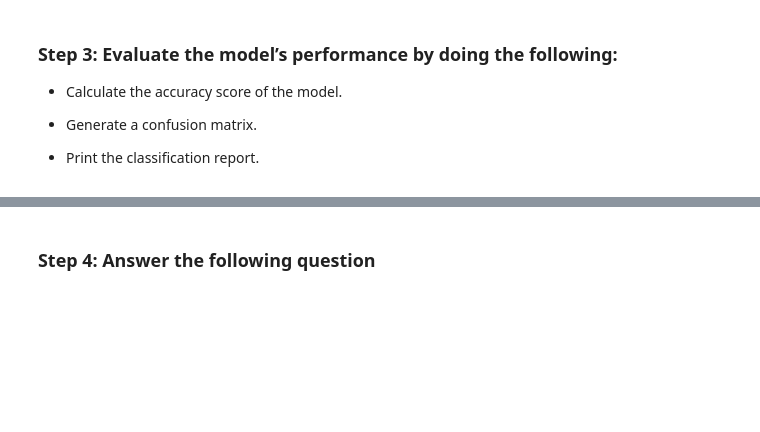
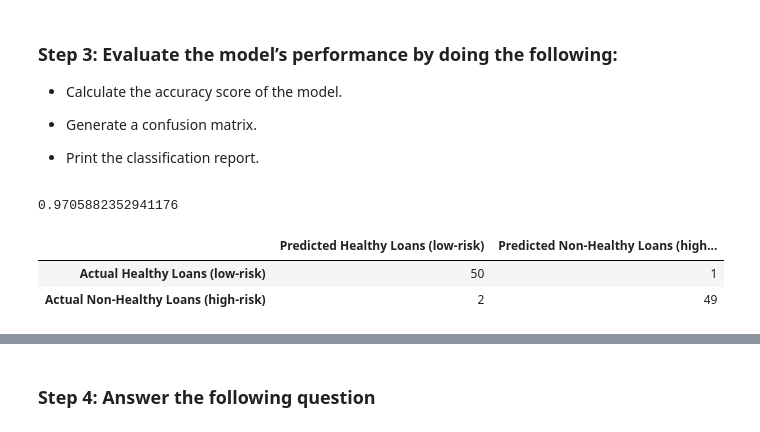
Before and after one commit to GMVince/credit-risk-classification, a Jupyter notebook: credit_risk_classification.ipynb, the cells around one changed output, grey strips where cells are left out. Cells and saved outputs as stored; diff of their text form; code cells hidden in the pictures; blank space fills up the shorter version.

```diff
--- a/credit_risk_classification.ipynb
+++ b/credit_risk_classification.ipynb
@@ -188,4 +256,6 @@ ModuleNotFoundError: No module named 'imblearn'
 * Print the classification report.
 # %%
 # Print the balanced_accuracy score of the model
-# YOUR CODE HERE!
+balanced_accuracy_score(y_resampled, predictions)
+# %% [output]
+0.9705882352941176
@@ -195,2 +262,15 @@ ModuleNotFoundError: No module named 'imblearn'
+# %%
+# Generate a confusion matrix for the model
+cm_Lr_oversampled = confusion_matrix(y_resampled, predictions)
+cm_Lr_oversampled_df = pd.DataFrame(cm_Lr_oversampled,
+                                index = ['Actual Healthy Loans (low-risk)',
+                                'Actual Non-Healthy Loans (high-risk)'],
+                                columns = ['Predicted Healthy Loans (low-risk)', 'Predicted Non-Healthy Loans (high-risk)']
+                              )
+cm_Lr_oversampled_df
+# %% [output]
+|  | Predicted Healthy Loans (low-risk) | Predicted Non-Healthy Loans (high... |
+| Actual Healthy Loans (low-risk) | 50 | 1 |
+| Actual Non-Healthy Loans (high-risk) | 2 | 49 |
 # %%
 # Print the classification report for the model
```
Also changed, not shown: parts of 15 cells of this notebook.
